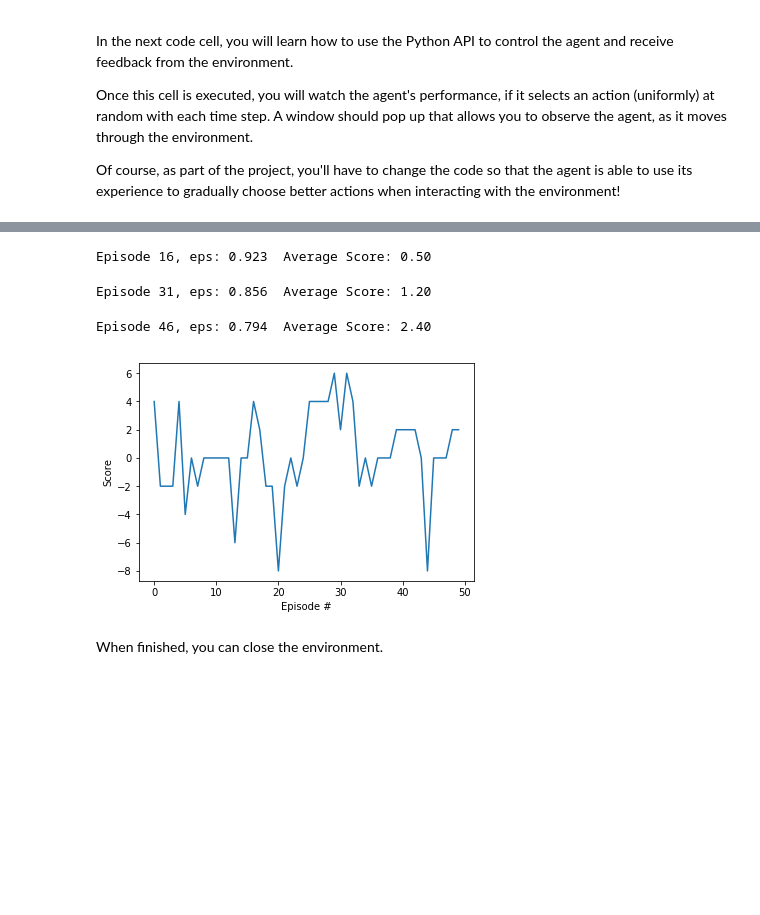
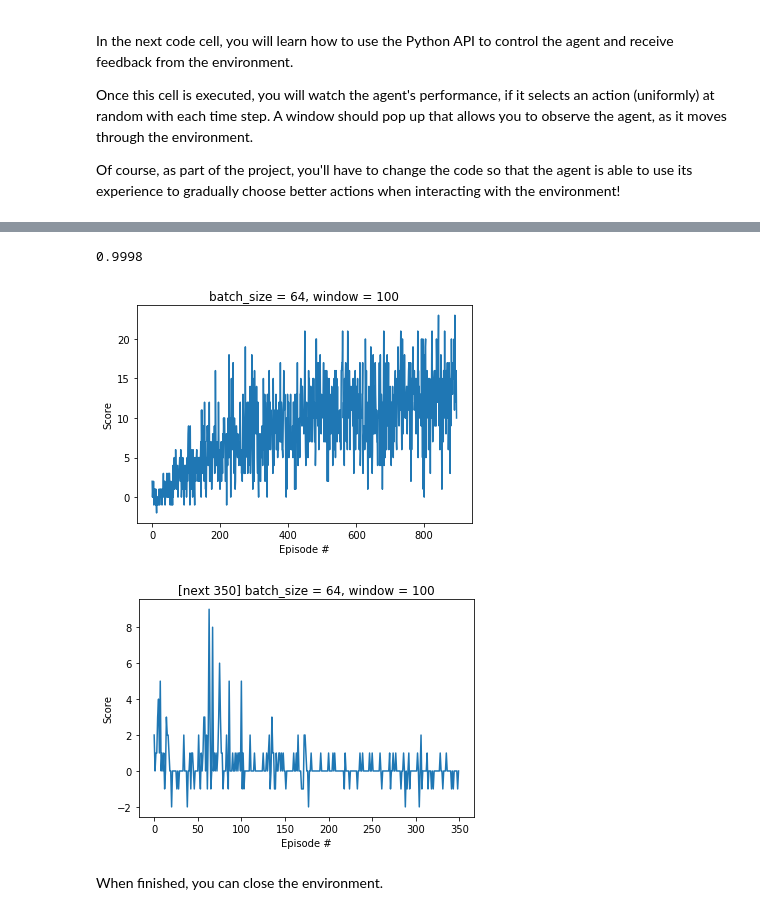
Before and after one commit to ldacosta/yellow-banana-monster, a Jupyter notebook: Navigation.ipynb, the cells around one changed output, grey strips where cells are left out. Saved outputs shown, nothing was run; the diff lists cells and outputs as text; code cells hidden in the pictures; blank space fills up the shorter version.

````diff
--- a/Navigation.ipynb
+++ b/Navigation.ipynb
@@ -28,7 +28,8 @@ For instance, if you are using a Mac, then you downloaded `Banana.app`.  If this
 env = UnityEnvironment(file_name="Banana.app")
 ```
 # %%
-env = UnityEnvironment(file_name="Banana.app")
+# env = UnityEnvironment(file_name="Banana.app")
+env = UnityEnvironment(file_name="Banana_Linux_NoVis/Banana.x86_64")
 # %% [output]
 INFO:unityagents:
 'Academy' started successfully!
@@ -95,7 +101,13 @@ States have length: 37
 # create an agent
 from dqn_agent import Agent
 
-agent = Agent(state_size=state_size, action_size=action_size)
+agent = Agent(
+    state_size=state_size,
+    action_size=action_size,
+    update_every_steps=10,
+    lr=1e-3,
+    batch_size=64,
+    memory_size=int(1e5))
 # %% [output]
 Creating network 'local' with 37 input neurons, 4 output, and hidden of 56 and 6
 Creating network 'target' with 37 input neurons, 4 output, and hidden of 56 and 6
@@ -150,7 +175,8 @@ plt.ion()
 def dqn(
     agent,
     n_episodes=2000, max_t=1000, eps_start=1.0, eps_end=0.01, eps_decay=0.995,
-    feedback_every_secs=30, keep_last_scores=100):
+    feedback_every_secs=30, keep_last_scores=100,
+    file_name_where_to_save='checkpoint.pth'):
     """Deep Q-Learning.
 
     Params
@@ -164,6 +190,7 @@ def dqn(
         feedback_every_secs (int): how often (in secs.) do you want to have feedback about the scores.
         keep_last_scores (int): I will keep this many scores and then report on their statistics.
     """
+    all_scores = []  # ALL scores
     scores_window = deque(maxlen=keep_last_scores)  # last <keep_last_scores> scores
     eps = eps_start                    # initialize epsilon
     last_time = time.time()
@@ -174,25 +201,36 @@ def dqn(
         state = env_info.vector_observations[0]            # get the current state
         score = 0
         for t in range(max_t):
-            action = agent.act(state=state)
+            action = agent.act(state=state, eps=eps)
             env_info = env.step(action)[brain_name]        # send the action to the environment
             next_state = env_info.vector_observations[0]   # get the next state
             reward = env_info.rewards[0]                   # get the reward
             done = env_info.local_done[0]                  # see if episode has finished
             score += reward                                # update the score
-            agent.step(state, action, reward, next_state, done)
+            agent.step(state=state, action=action, reward=reward, next_state=next_state, done=done)
             state = next_state                             # roll over the state to next time step
             if done:
+                # print("===> Environment finished this episode after %d steps (max = %d) (ie, 'done' == True)" % (t, max_t))
                 break
         scores_window.append(score)       # save most recent score
+        all_scores.append(score)
         eps = max(eps_end, eps_decay*eps) # decrease epsilon
         if time.time() - last_time >= feedback_every_secs:
-            print('\rEpisode {}, eps: {:.3f}\tAverage Score: {:.2f}'.format(i_episode, eps, np.mean(scores_window)))
+            print('\rEpisode {}, eps: {:.3f}\tAverage Score (last {} episodes): {:.2f}'.format(i_episode, eps, keep_last_scores, np.mean(scores_window)))
             last_time = time.time()
-        # if i_episode % 5 == 0:
-        #    print('\rEpisode {}, eps: {:.3f}\tAverage Score: {:.2f}'.format(i_episode, eps, np.mean(scores_window)))
-        if np.mean(scores_window)>=200.0:
+        if np.mean(scores_window)>=13.0:
             print('\nEnvironment solved in {:d} episodes!\tAverage Score: {:.2f}'.format(i_episode-100, np.mean(scores_window)))
-            torch.save(agent.qnetwork_local.state_dict(), 'checkpoint.pth')
             break
-    return scores
+    print('\rEpisode {}, eps: {:.3f}\tAverage Score (last {} episodes): {:.2f}'.format(i_episode, eps, keep_last_scores, np.mean(scores_window)))
+    print("\n Saving best network on '%s'" % (file_name_where_to_save))
+    torch.save(agent.qnetwork_local.state_dict(), file_name_where_to_save)
+    return all_scores
+# %%
+# agent.set_models_from(torch_file_name='checkpoint.pth')
+prob_not_random_at_start_default=(1-0.995) # /15
+scores = dqn(
+    agent,
+    n_episodes=1387,
+    feedback_every_secs=35,
+    keep_last_scores=100,
+    eps_decay=1 - prob_not_random_at_start_default)
@@ -199,18 +251,31 @@ def dqn(
+# %%
+1 - (1-0.995)/25
+# %% [output]
+0.9998
+# %%
+# plot the scores
+fig = plt.figure()
+ax = fig.add_subplot(111)
+plt.plot(np.arange(len(scores)), scores)
+plt.ylabel('Score')
+plt.xlabel('Episode #')
+plt.title('batch_size = 64, window = 100')
+plt.show()
+# %% [output]
+[figure, added]
 # %%
-scores = dqn(agent, n_episodes=50, feedback_every_secs=15, keep_last_scores=10)
+# scores = dqn(agent, n_episodes=50, feedback_every_secs=15, keep_last_scores=10)
 
 # plot the scores
 fig = plt.figure()
 ax = fig.add_subplot(111)
 plt.plot(np.arange(len(scores)), scores)
 plt.ylabel('Score')
 plt.xlabel('Episode #')
+plt.title('[next 350] batch_size = 64, window = 100')
 plt.show()
 # %% [output]
-Episode 16, eps: 0.923  Average Score: 0.50
-Episode 31, eps: 0.856  Average Score: 1.20
-Episode 46, eps: 0.794  Average Score: 2.40
-[figure, old version]
+[figure, new version]
 # %% [markdown]
 When finished, you can close the environment.
 # %%
````
Also changed, not shown: parts of 6 cells of this notebook, 1 other file.
